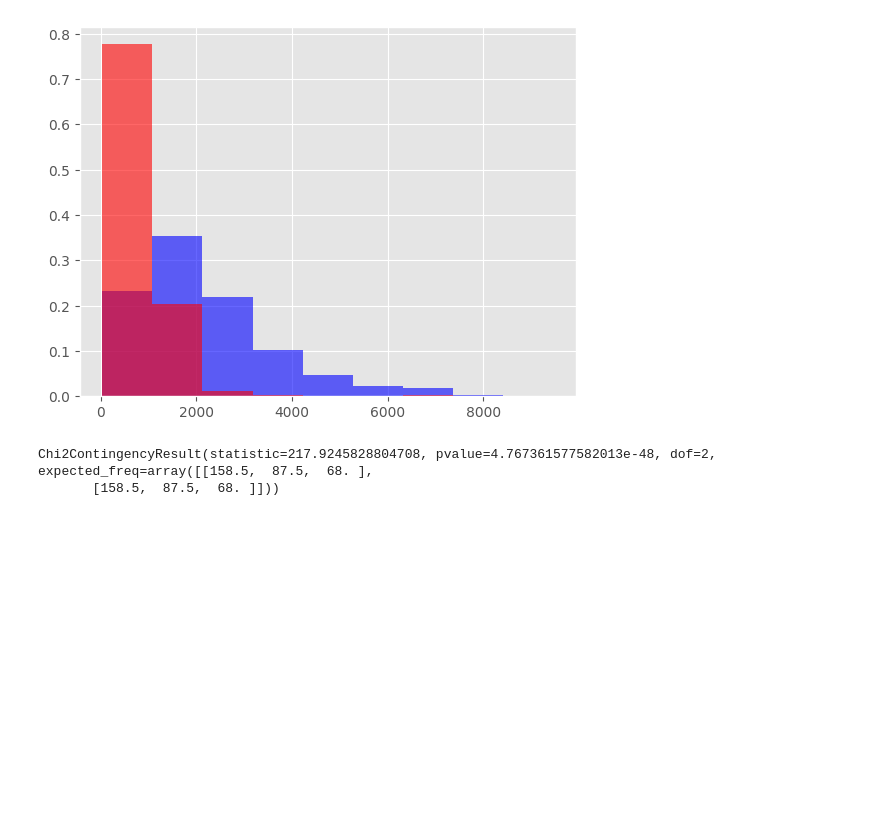
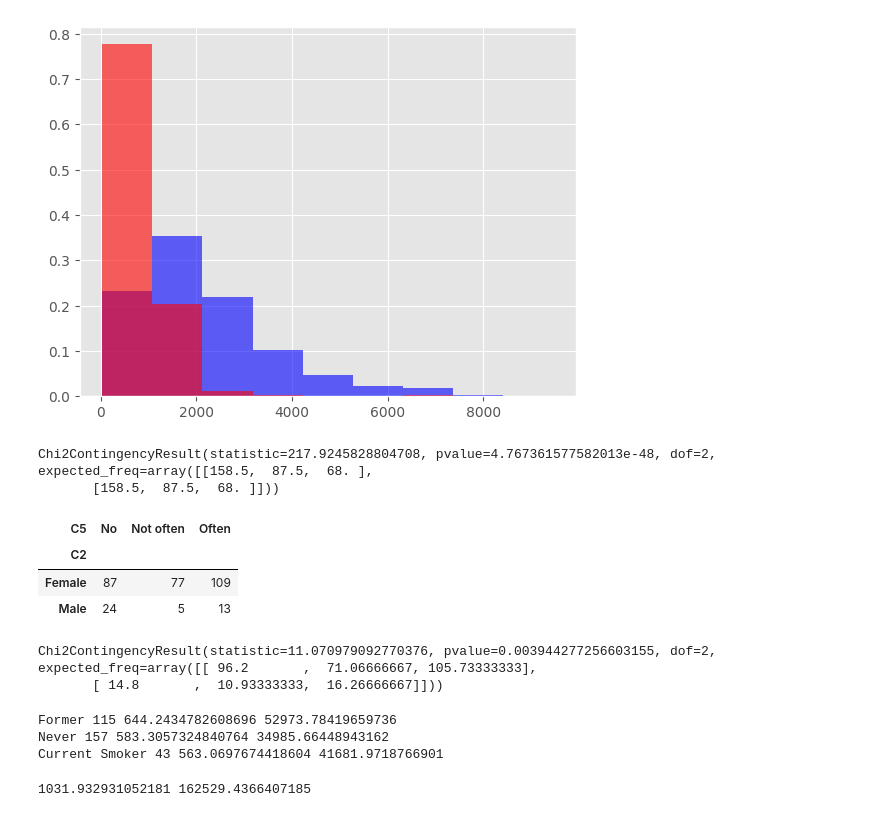
Before and after one commit to WantBeASleep/ban, a Jupyter notebook: my.ipynb, the cells around one changed output. Cells and saved outputs as stored; diff of their text form; code cells hidden in the pictures; blank space fills up the shorter version.

```diff
--- a/my.ipynb
+++ b/my.ipynb
@@ -386,0 +389,15 @@ Chi2ContingencyResult(statistic=217.9245828804708, pvalue=4.767361577582013e-48,
+# %%
+plC2 = plasmaPage.C2
+plC5 = plasmaPage.C5
+
+pd.crosstab(plC2, plC5)
+# %% [output]
+| C5 | No | Not often | Often |
+| C2 |  |  |  |
+| Female | 87 | 77 | 109 |
+| Male | 24 | 5 | 13 |
+# %%
+stats.chi2_contingency(pd.crosstab(plC2, plC5))
+# %% [output]
+Chi2ContingencyResult(statistic=11.070979092770376, pvalue=0.003944277256603155, dof=2, expected_freq=array([[ 96.2       ,  71.06666667, 105.73333333],
+       [ 14.8       ,  10.93333333,  16.26666667]]))
@@ -386,0 +417,15 @@ Chi2ContingencyResult(statistic=217.9245828804708, pvalue=4.767361577582013e-48,
+# %%
+for key in dict:
+    print(key, len(dict[key]), np.asarray(dict[key]).mean(), np.asarray(dict[key]).var())
+# %% [output]
+Former 115 644.2434782608696 52973.78419659736
+Never 157 583.3057324840764 34985.66448943162
+Current Smoker 43 563.0697674418604 41681.9718766901
+# %%
+D_b = 0
+for key in dict:
+    D_b += len(dict[key]) * (np.asarray(dict[key]).mean() - plC14.mean())**2
+D_b = D_b / n
+print(D_b, (n/2)*D_b)
+# %% [output]
+1031.932931052181 162529.4366407185
```
Also changed, not shown: parts of 9 cells of this notebook.
